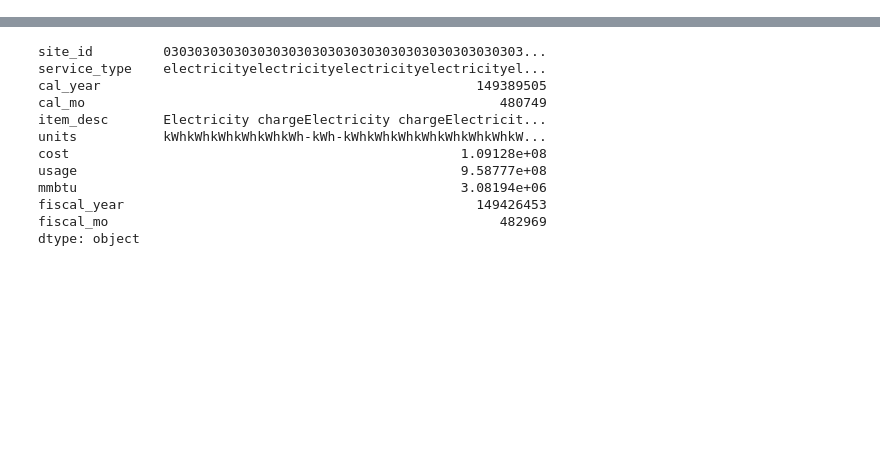
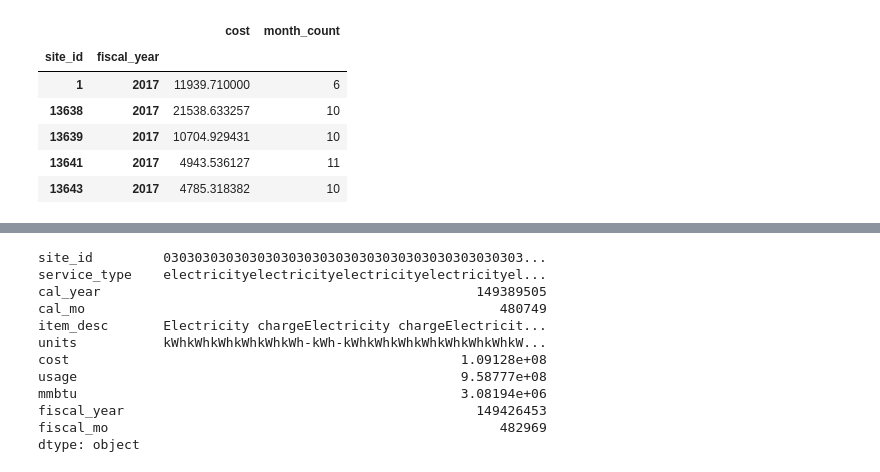
Before and after one commit to alanmitchell/fnsb-benchmark, a Jupyter notebook: graph_prep.ipynb, the cells around one changed output, grey strips where cells are left out. Cells and saved outputs as stored; diff of their text form; code cells hidden in the pictures; blank space fills up the shorter version.

```diff
--- a/graph_prep.ipynb
+++ b/graph_prep.ipynb
@@ -27,0 +28,19 @@ df.head()
+# %%
+last_complete_year = 2017
+df1 = df.query('fiscal_year == @last_complete_year')
+
+# Get Total Utility cost by building. This includes non-energy utilities as well.
+df2 = df1.pivot_table(index='site_id', values=['cost'], aggfunc=np.sum)
+df2['fiscal_year'] = last_complete_year
+df2.reset_index(inplace=True)
+df2.set_index(['site_id', 'fiscal_year'], inplace=True)
+df2 = bu.add_month_count_column_by_site(df2, df1)
+df2.head()
+# %% [output]
+|  |  | cost | month_count |
+| site_id | fiscal_year |  |  |
+| 1 | 2017 | 11939.710000 | 6 |
+| 13638 | 2017 | 21538.633257 | 10 |
+| 13639 | 2017 | 10704.929431 | 10 |
+| 13641 | 2017 | 4943.536127 | 11 |
+| 13643 | 2017 | 4785.318382 | 10 |
```
Also changed, not shown: parts of 2 cells of this notebook, 1 other file.
